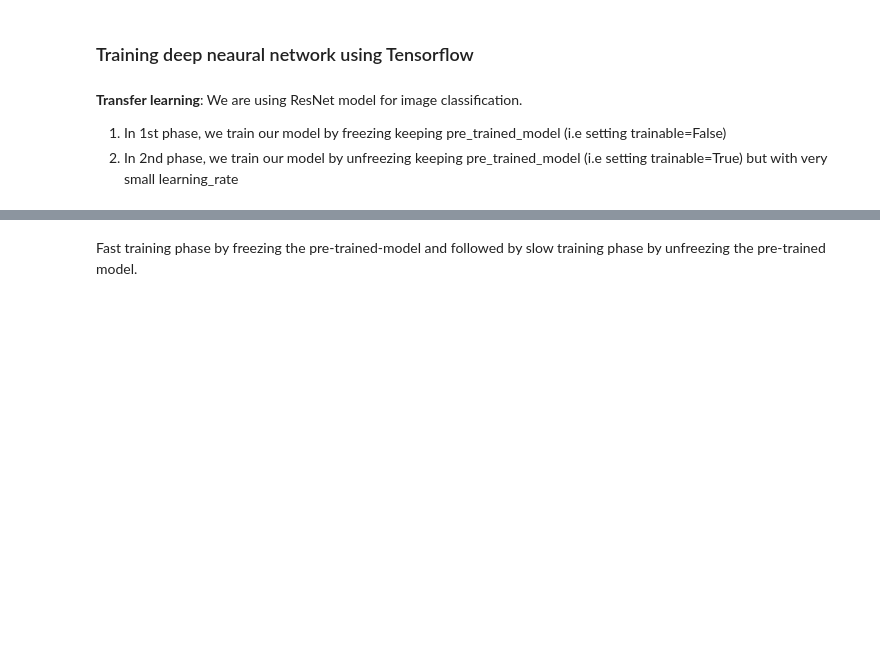
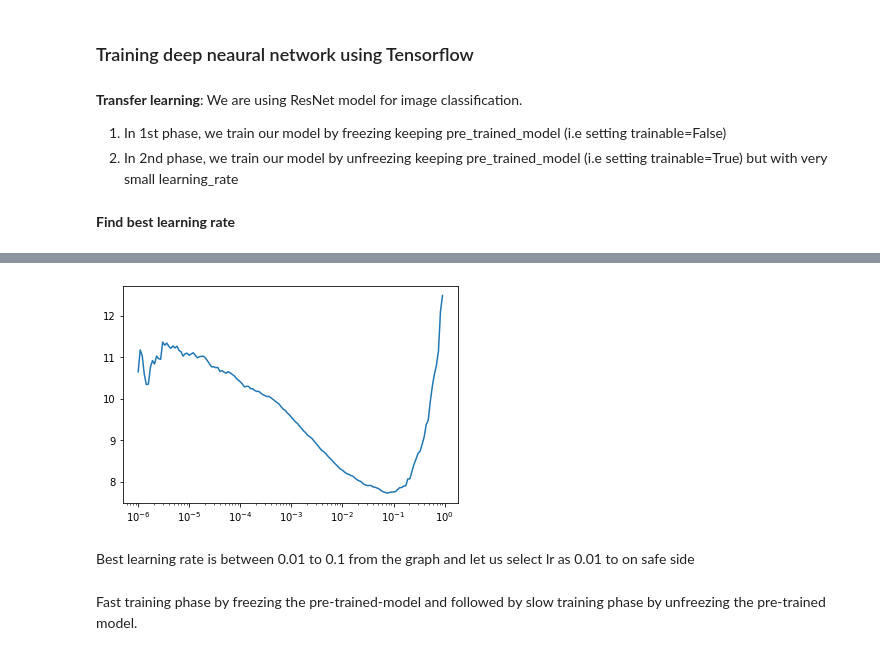
Before and after one commit to dd-open-source/ml-projects, a Jupyter notebook: transfer_learning/Ships/Ship_classification_using_transfer_learning_V2.ipynb, the cells around one changed output, grey strips where cells are left out. Saved outputs shown, nothing was run; the diff lists cells and outputs as text; code cells hidden in the pictures; blank space fills up the shorter version.

```diff
--- a/transfer_learning/Ships/Ship_classification_using_transfer_learning_V2.ipynb
+++ b/transfer_learning/Ships/Ship_classification_using_transfer_learning_V2.ipynb
@@ -193,0 +285,21 @@ def compile_and_fit(model, train_ds, val_ds, model_path, learning_rate=0.01, epo
+# %% [markdown]
+**Find best learning rate**
+# %%
+EPOCHS = 1
+BATCH_SIZE = 32
+lr_finder_steps = 150
+lr_find = LRFind(1e-6, 1, lr_finder_steps)
+model = create_model()
+model.compile(loss=tf.keras.losses.CategoricalCrossentropy(), metrics=['accuracy'],
+                  optimizer="Adamax")
+model.fit(
+    train_ds,
+    steps_per_epoch=lr_finder_steps,
+    epochs=EPOCHS,
+    callbacks=[lr_find]
+)
+
+plt.plot(lr_find.lrs, lr_find.losses)
+plt.xscale('log')
+plt.show()
+# %% [output]
@@ -194,3 +310,6 @@ def compile_and_fit(model, train_ds, val_ds, model_path, learning_rate=0.01, epo
+[figure, added]
+# %% [markdown]
+Best learning rate is  between 0.01 to 0.1 from the graph and let us select lr as 0.01 to on safe side
 # %% [markdown]
 Fast training phase by freezing the pre-trained-model and followed by
 slow training phase by unfreezing the pre-trained model.
```
Also changed, not shown: parts of 12 cells of this notebook.
